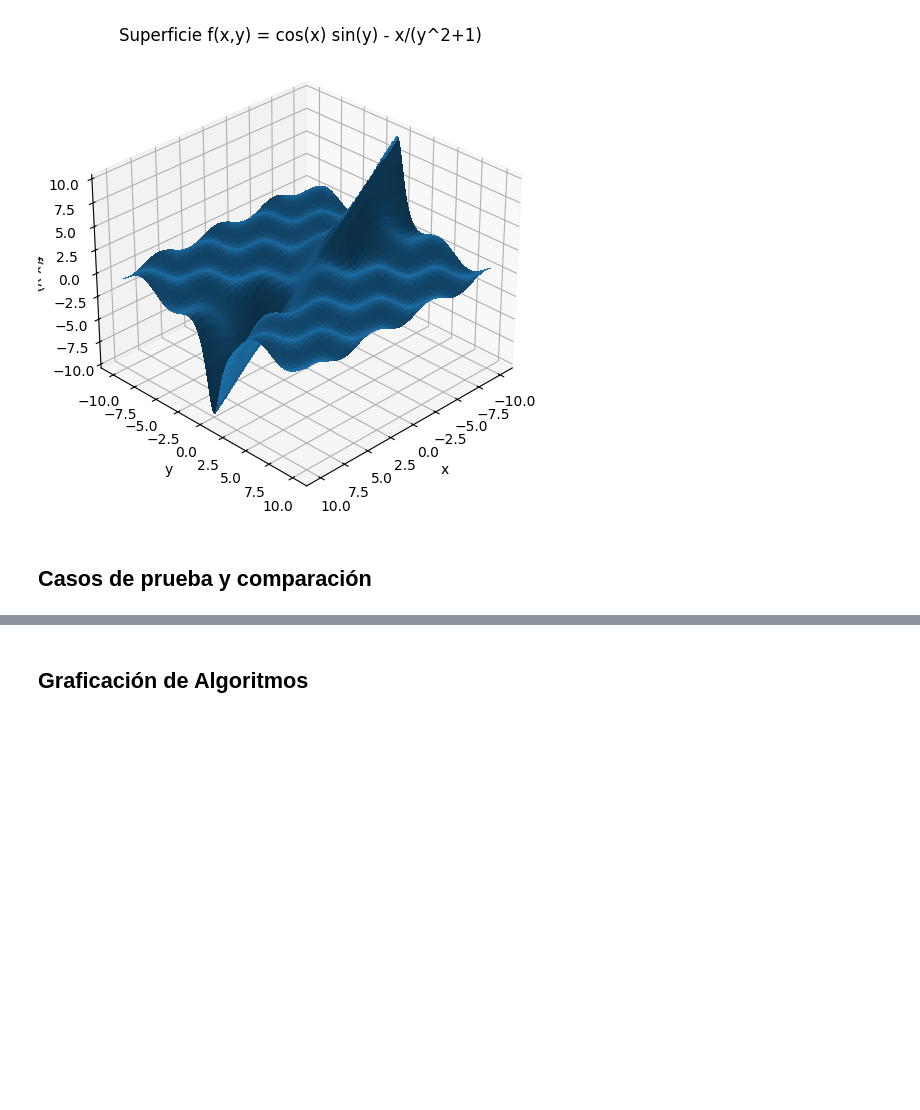
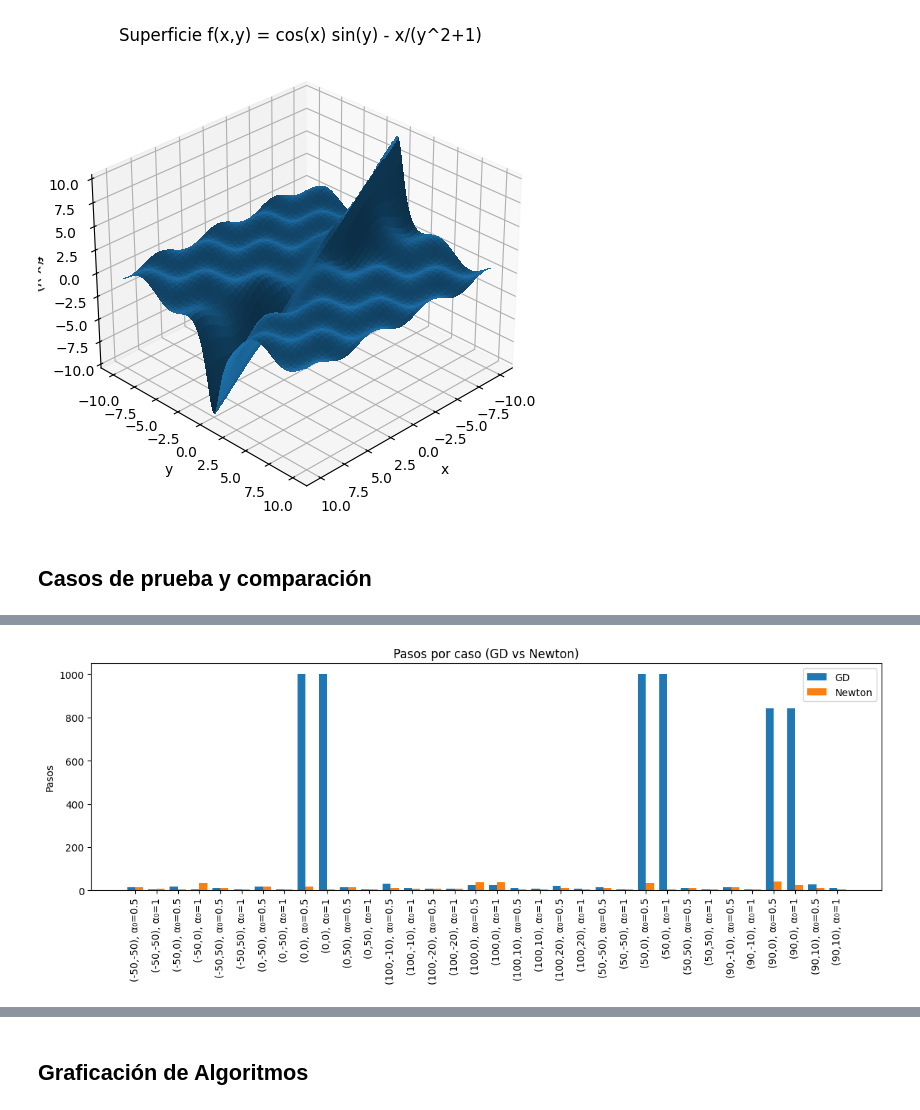
Before and after one commit to Ray-M05/Optimization-Algorithms, a Jupyter notebook: Algoritmos.ipynb, the cells around one changed output, grey strips where cells are left out. Drawn from its saved outputs; the diff is of its cells as text; code cells hidden in the pictures; blank space fills up the shorter version.

Commit message:
feat: test cases and graphics

```diff
--- a/Algoritmos.ipynb
+++ b/Algoritmos.ipynb
@@ -288,0 +351,95 @@ Guardado: resultados_gd.json, resultados_newton.json, resultados_mejor.json.
+# %%
+import json, math
+import pandas as pd
+import numpy as np
+import matplotlib.pyplot as plt
+
+with open("resultados_gd.json", "r", encoding="utf-8") as f:
+    gd_rows = json.load(f)["results"]
+with open("resultados_newton.json", "r", encoding="utf-8") as f:
+    nt_rows = json.load(f)["results"]
+
+gd = pd.DataFrame(gd_rows).assign(metodo="GD")
+nt = pd.DataFrame(nt_rows).assign(metodo="Newton")
+df = pd.concat([gd, nt], ignore_index=True)
+
+def fmt_start(s):
+    x, y = s
+    fx = int(x) if float(x).is_integer() else x
+    fy = int(y) if float(y).is_integer() else y
+    return f"({fx},{fy})"
+df["inicio"] = df["start"].apply(fmt_start)
+df["caso"] = df["inicio"] + r", α₀=" + df["alpha0"].map(lambda v: f"{v:g}")
+
+# ---------- 1) Barras agrupadas de pasos por caso ----------
+df_sorted = df.sort_values(["inicio","alpha0","metodo"])
+casos = df_sorted["caso"].unique()
+
+fig = plt.figure(figsize=(12, 5))
+x = np.arange(len(casos))
+width = 0.38
+steps_gd = df_sorted[df_sorted["metodo"]=="GD"]["steps"].values
+steps_nt = df_sorted[df_sorted["metodo"]=="Newton"]["steps"].values
+plt.bar(x - width/2, steps_gd, width, label="GD")
+plt.bar(x + width/2, steps_nt, width, label="Newton")
+plt.xticks(x, casos, rotation=90)
+plt.ylabel("Pasos")
+plt.title("Pasos por caso (GD vs Newton)")
+plt.legend()
+plt.tight_layout()
+plt.savefig("fig_barras_pasos.png", dpi=180)
+
+# ---------- 2) Dispersión f vs pasos ----------
+fig = plt.figure(figsize=(7, 5))
+markers = {"GD":"o", "Newton":"s"}
+for (met, a0), sub in df.groupby(["metodo","alpha0"]):
+    plt.scatter(sub["steps"], sub["f"], marker=markers[met], label=f"{met}, α₀={a0:g}")
+plt.xlabel("Pasos")
+plt.ylabel("f (menor es mejor)")
+plt.title("Eficiencia: f final vs pasos")
+plt.legend()
+plt.tight_layout()
+plt.savefig("fig_scatter_f_vs_pasos.png", dpi=180)
+
+# ---------- 3) Boxplots de pasos por método y α₀ ----------
+fig = plt.figure(figsize=(6, 4))
+labels = []
+data = []
+for met in ["GD","Newton"]:
+    for a0 in sorted(df["alpha0"].unique()):
+        labels.append(f"{met}\nα₀={a0:g}")
+        data.append(df[(df["metodo"]==met) & (df["alpha0"]==a0)]["steps"].values)
+plt.boxplot(data, labels=labels, showfliers=False)
+plt.ylabel("Pasos")
+plt.title("Distribución de pasos por método y α₀")
+plt.tight_layout()
+plt.savefig("fig_box_steps.png", dpi=180)
+
+# ---------- 4) Perfil de desempeño (Dolan–Moré) en pasos ----------
+cases = sorted(set((r["inicio"], r["alpha0"]) for r in df.to_dict("records")))
+solvers = ["GD","Newton"]
+
+ratios = {s: [] for s in solvers}
+for c in cases:
+    sub = df[(df["inicio"]==c[0]) & (df["alpha0"]==c[1])]
+    if len(sub) < 2:
+        continue
+    best = sub["steps"].min()
+    for s in solvers:
+        v = sub[sub["metodo"]==s]["steps"].values[0]
+        ratios[s].append(v / best if best > 0 else np.inf)
+
+taus = np.linspace(1, max([max(v) for v in ratios.values()]), 200)
+fig = plt.figure(figsize=(6,4))
+for s in solvers:
+    arr = np.array(ratios[s], float)
+    phi = [(arr <= t).mean() for t in taus]
+    plt.plot(taus, phi, label=s)
+plt.xlabel(r"$\tau$")
+plt.ylabel(r"$\phi_s(\tau)$")
+plt.title("Perfil de desempeño (pasos)")
+plt.legend()
+plt.tight_layout()
+plt.savefig("fig_perf_profile.png", dpi=180)
+# %% [output]
+[figure, added]
```
Also changed, not shown: parts of 3 cells of this notebook, 5 other files.
